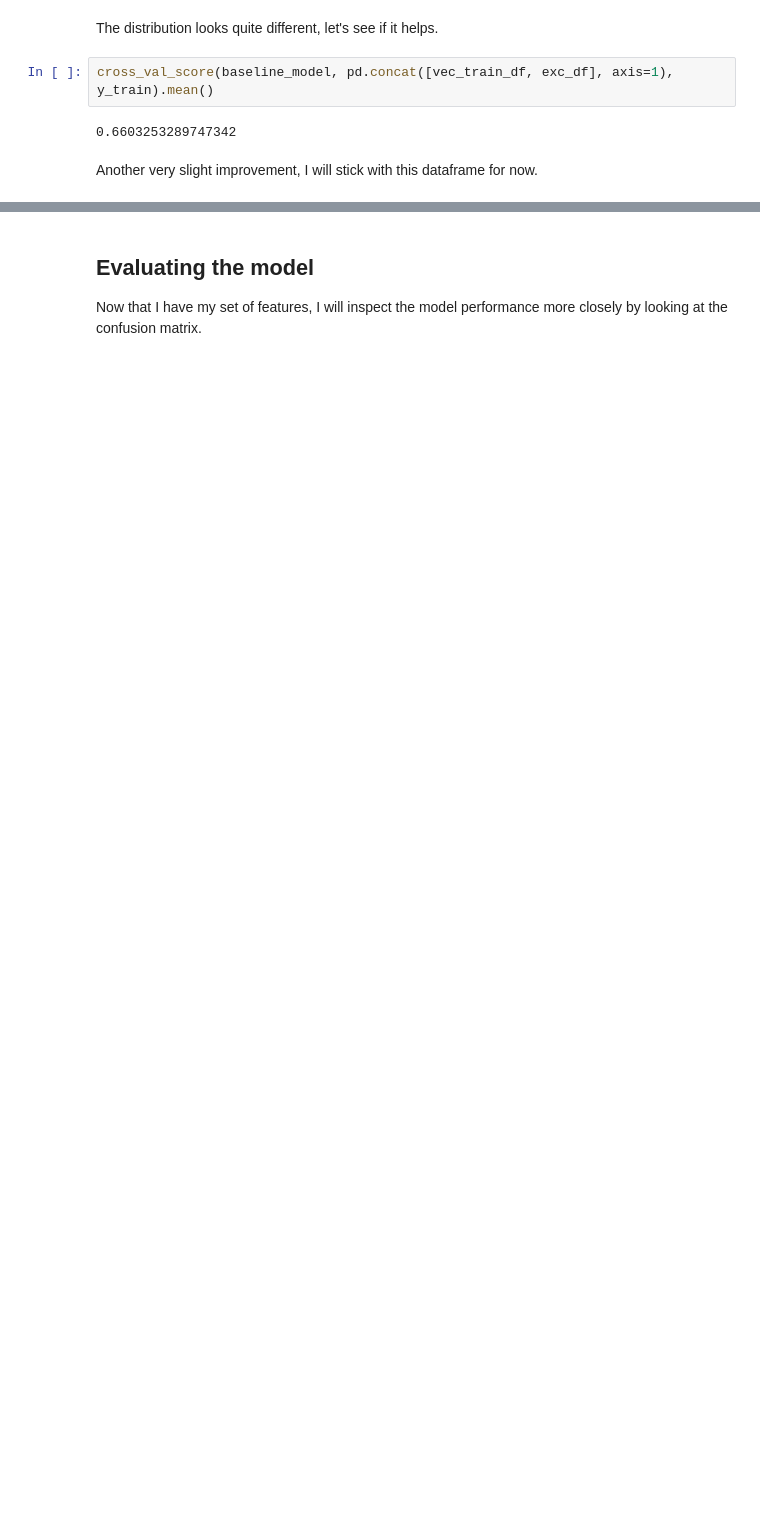
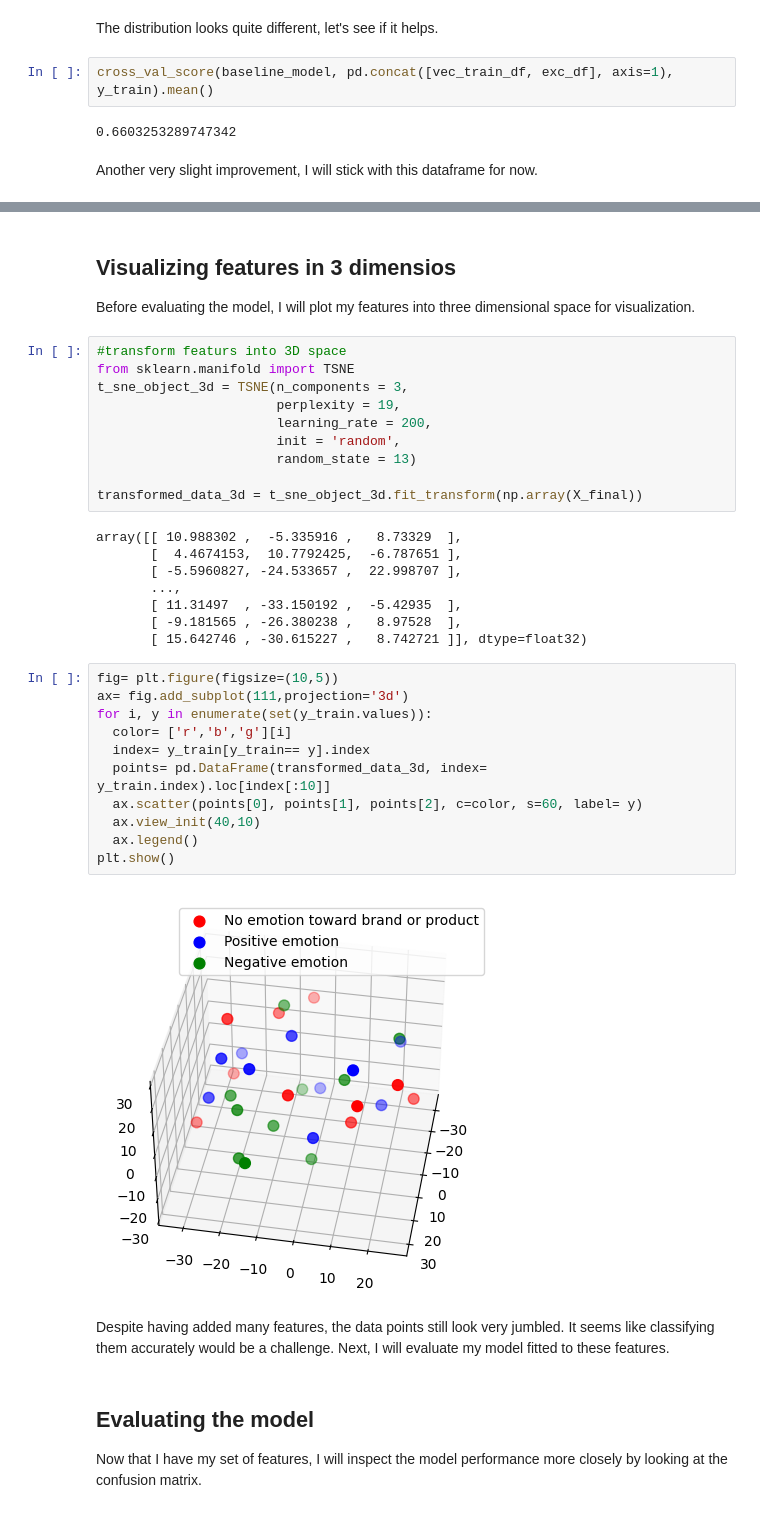
Before and after one commit to Beatrixwmh/phase-4-project, a Jupyter notebook: ph_4_proj.ipynb, the cells around one changed output, grey strips where cells are left out. Drawn from its saved outputs; the diff is of its cells as text; blank space fills up the shorter version.

```diff
--- a/ph_4_proj.ipynb
+++ b/ph_4_proj.ipynb
@@ -501,6 +501,42 @@ X_final.head()
 | 7856 | 0.0 | 0.0 | 0.0 | 0.0 | 0.0 | 0.0 | 0.0 | 0.000000 | 0.0 | 0.0 | ... | ... |
 | 1037 | 0.0 | 0.0 | 0.0 | 0.0 | 0.0 | 0.0 | 0.0 | 0.000000 | 0.0 | 0.0 | ... | ... |
 5 rows × 516 columns
+# %% [markdown]
+## Visualizing features in 3 dimensios
+Before evaluating the model, I will plot my features into three dimensional space for visualization.
+# %%
+#transform featurs into 3D space
+from sklearn.manifold import TSNE
+t_sne_object_3d = TSNE(n_components = 3,
+                       perplexity = 19,
+                       learning_rate = 200,
+                       init = 'random',
+                       random_state = 13)
+
+transformed_data_3d = t_sne_object_3d.fit_transform(np.array(X_final))
+# %% [output]
+array([[ 10.988302 ,  -5.335916 ,   8.73329  ],
+       [  4.4674153,  10.7792425,  -6.787651 ],
+       [ -5.5960827, -24.533657 ,  22.998707 ],
+       ...,
+       [ 11.31497  , -33.150192 ,  -5.42935  ],
+       [ -9.181565 , -26.380238 ,   8.97528  ],
+       [ 15.642746 , -30.615227 ,   8.742721 ]], dtype=float32)
+# %%
+fig= plt.figure(figsize=(10,5))
+ax= fig.add_subplot(111,projection='3d')
+for i, y in enumerate(set(y_train.values)):
+  color= ['r','b','g'][i]
+  index= y_train[y_train== y].index
+  points= pd.DataFrame(transformed_data_3d, index= y_train.index).loc[index[:10]]
+  ax.scatter(points[0], points[1], points[2], c=color, s=60, label= y)
+  ax.view_init(40,10)
+  ax.legend()
+plt.show()
+# %% [output]
+[figure, added]
+# %% [markdown]
+Despite having added many features, the data points still look very jumbled. It seems like classifying them accurately would be a challenge. Next, I will evaluate my model fitted to these features.
 # %% [markdown]
 ## Evaluating the model
 Now that I have my set of features, I will inspect the model performance more closely by looking at the confusion matrix.
```
Also changed, not shown: parts of 29 cells of this notebook.
